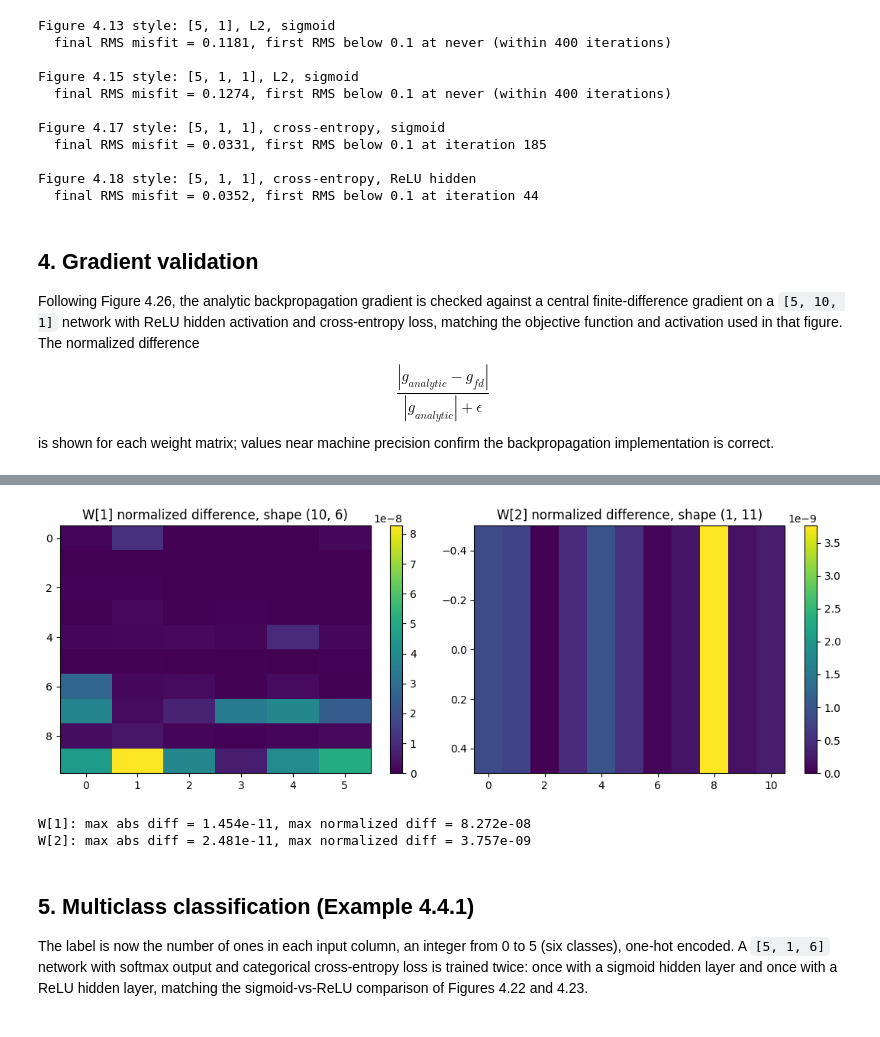
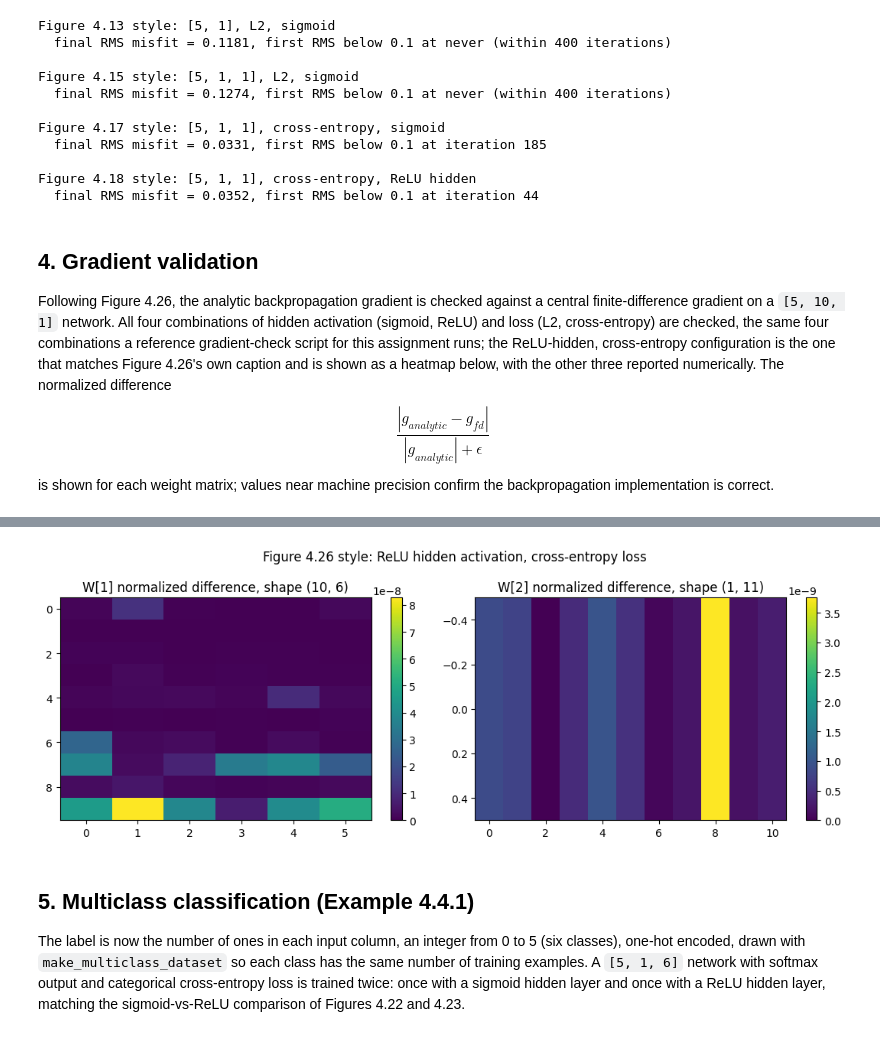
Before and after one commit to ErnaneJ/PPGEEC2327, a Jupyter notebook: exercises/02/exercise_2.ipynb, the cells around one changed output, grey strips where cells are left out. Drawn from its saved outputs; the diff is of its cells as text; code cells hidden in the pictures.

Commit message:
Balance multiclass dataset and widen gradient check to all four configs

```diff
--- a/exercises/02/exercise_2.ipynb
+++ b/exercises/02/exercise_2.ipynb
@@ -273,16 +296,34 @@ Figure 4.18 style: [5, 1, 1], cross-entropy, ReLU hidden
 ## 4. Gradient validation
 
 Following Figure 4.26, the analytic backpropagation gradient is checked against a central
-finite-difference gradient on a `[5, 10, 1]` network with ReLU hidden activation and cross-entropy
-loss, matching the objective function and activation used in that figure. The normalized difference
+finite-difference gradient on a `[5, 10, 1]` network. All four combinations of hidden activation
+(sigmoid, ReLU) and loss (L2, cross-entropy) are checked, the same four combinations a reference
+gradient-check script for this assignment runs; the ReLU-hidden, cross-entropy configuration is the
+one that matches Figure 4.26's own caption and is shown as a heatmap below, with the other three
+reported numerically. The normalized difference
 $$\frac{|g_{analytic} - g_{fd}|}{|g_{analytic}| + \epsilon}$$
 is shown for each weight matrix; values near machine precision confirm the backpropagation
 implementation is correct.
 # %%
-net_gc = NeuralNet([5, 10, 1], hidden_act="relu", output="sigmoid", loss="cross_entropy", seed=2)
-j, grads, _ = net_gc.loss_and_grad(x, t2)
-fd = finite_diff_grad(net_gc, x, t2)
+gc_configs = [
+    ("sigmoid hidden, L2 loss", "sigmoid", "l2"),
+    ("sigmoid hidden, cross-entropy loss", "sigmoid", "cross_entropy"),
+    ("ReLU hidden, L2 loss", "relu", "l2"),
+    ("ReLU hidden, cross-entropy loss (Figure 4.26)", "relu", "cross_entropy"),
+]
 
+gc_results = {}
+for name, hidden, loss in gc_configs:
+    net_gc = NeuralNet([5, 10, 1], hidden_act=hidden, output="sigmoid", loss=loss, seed=2)
+    j, grads, _ = net_gc.loss_and_grad(x, t2)
+    fd = finite_diff_grad(net_gc, x, t2)
+    gc_results[name] = grads, fd
+    max_normalized = max(
+        (np.abs(grads[idx] - fd[idx]) / (np.abs(grads[idx]) + 1e-8)).max() for idx in range(2)
+    )
+    print(f"{name}: max normalized diff = {max_normalized:.3e}")
+
+grads, fd = gc_results["ReLU hidden, cross-entropy loss (Figure 4.26)"]
 fig, axes = plt.subplots(1, 2, figsize=(11, 4))
 for idx, ax in enumerate(axes):
     diff = grads[idx] - fd[idx]
@@ -290,11 +331,7 @@ for idx, ax in enumerate(axes):
     im = ax.imshow(rel, aspect="auto", cmap="viridis")
     ax.set_title(f"W[{idx + 1}] normalized difference, shape {grads[idx].shape}")
     fig.colorbar(im, ax=ax)
+fig.suptitle("Figure 4.26 style: ReLU hidden activation, cross-entropy loss")
 fig.tight_layout()
 plt.show()
-
-for idx in range(2):
-    diff = grads[idx] - fd[idx]
-    rel = np.abs(diff) / (np.abs(grads[idx]) + 1e-8)
-    print(f"W[{idx + 1}]: max abs diff = {np.abs(diff).max():.3e}, max normalized diff = {rel.max():.3e}")
 # %% [output]
@@ -301,11 +342,10 @@ for idx in range(2):
-[figure, old version]
+[figure, new version]
-W[1]: max abs diff = 1.454e-11, max normalized diff = 8.272e-08
-W[2]: max abs diff = 2.481e-11, max normalized diff = 3.757e-09
 # %% [markdown]
 ## 5. Multiclass classification (Example 4.4.1)
 
 The label is now the number of ones in each input column, an integer from 0 to 5 (six classes),
-one-hot encoded. A `[5, 1, 6]` network with softmax output and categorical cross-entropy loss is
-trained twice: once with a sigmoid hidden layer and once with a ReLU hidden layer, matching the
+one-hot encoded, drawn with `make_multiclass_dataset` so each class has the same number of training
+examples. A `[5, 1, 6]` network with softmax output and categorical cross-entropy loss is trained
+twice: once with a sigmoid hidden layer and once with a ReLU hidden layer, matching the
 sigmoid-vs-ReLU comparison of Figures 4.22 and 4.23.
 # %%
```
Also changed, not shown: parts of 7 cells of this notebook.
